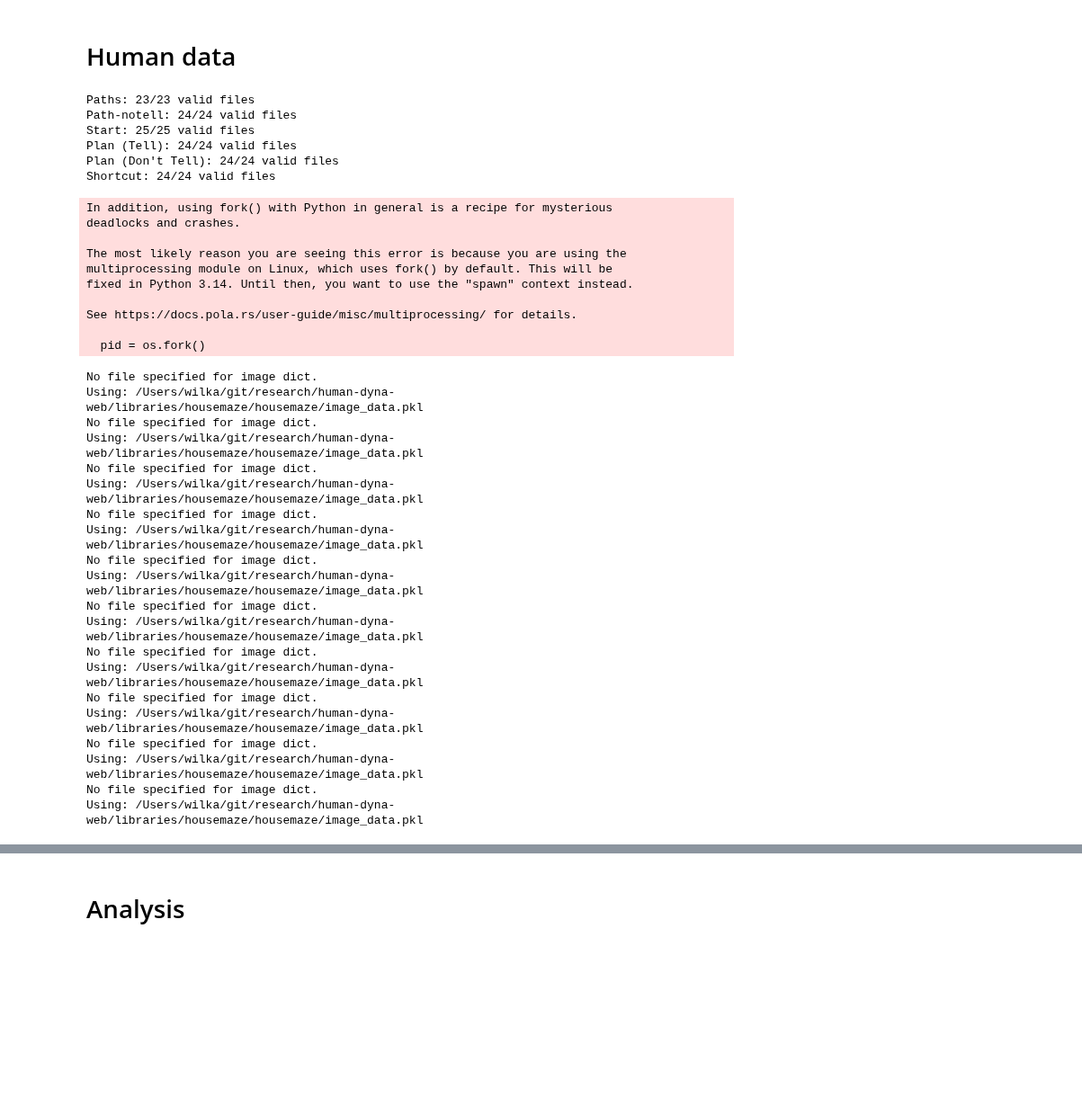
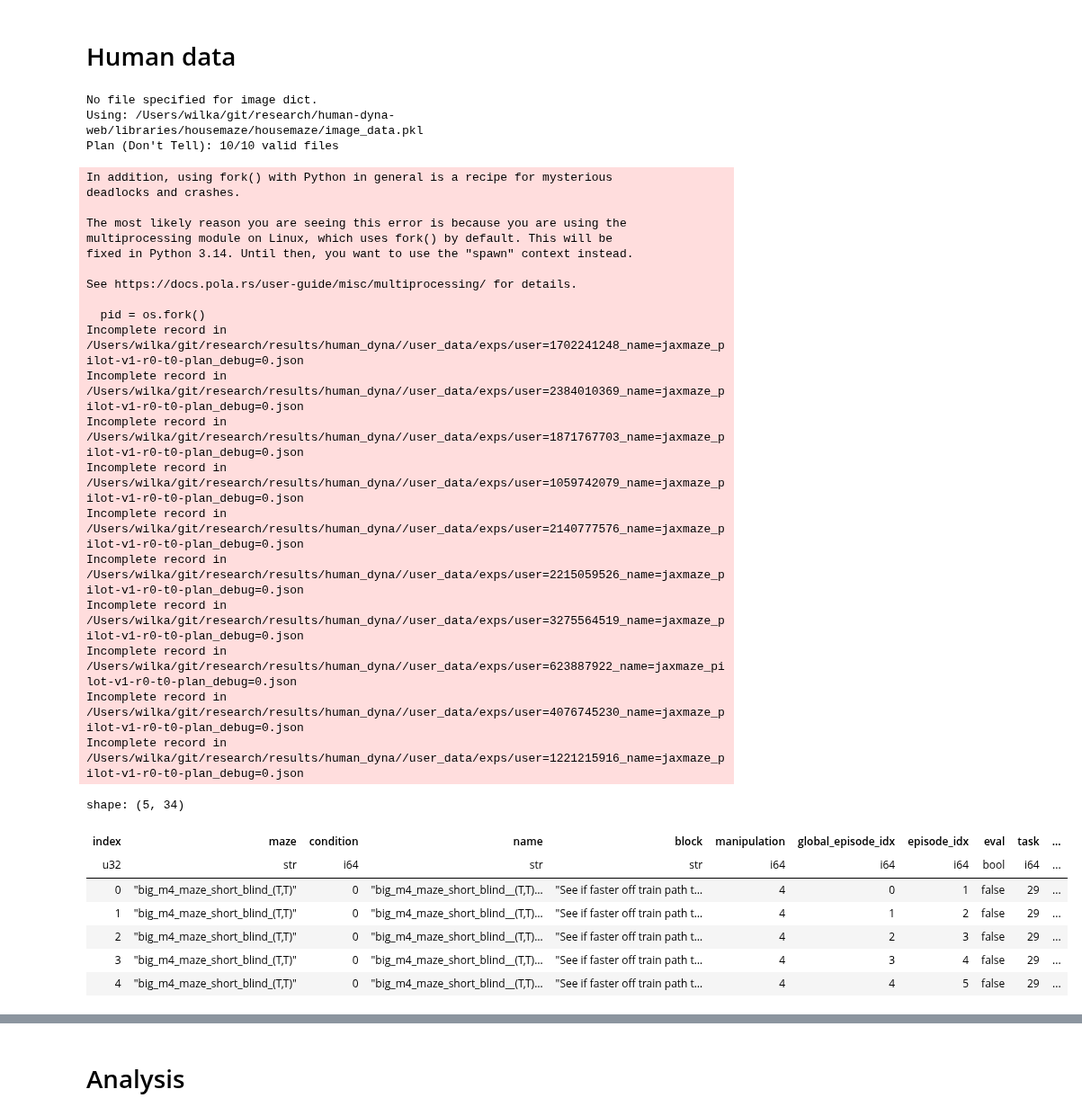
Before and after one commit to wcarvalho/human-dyna-web, a Jupyter notebook: analysis_notebooks/exp5-v2.ipynb, the cells around one changed output, grey strips where cells are left out. Shown at 90% size. Drawn from its saved outputs; the diff is of its cells as text; code cells hidden in the pictures; blank space fills up the shorter version.

```diff
--- a/analysis_notebooks/exp5-v2.ipynb
+++ b/analysis_notebooks/exp5-v2.ipynb
@@ -97,28 +53,31 @@ Cached model data to /Users/wilka/git/research/results/human_dyna//model_data/ql
 # %%
 data_dir = "/Users/wilka/git/research/results/human_dyna/"
 
+# searches = {
+#   "Paths": f"{data_dir}/user_data/*exps*/*v1*paths*.json",
+#   "Path-notell": f"{data_dir}/user_data/*exps*/*v2*r0*paths*.json",
+#   "Start": f"{data_dir}/user_data/*exps*/*v3*start*.json",
+#   #'Start-notell': f'{data_dir}/user_data/*exps*/*v2*r0*start*.json',
+#   "Plan (Tell)": f"{data_dir}/user_data/*exps*/*v2*r1-t0-plan*.json",
+#   "Plan (Don't Tell)": f"{data_dir}/user_data/*exps*/*v2*r0-t0-plan*.json",
+#   "Shortcut": f"{data_dir}/user_data/*exps*/*v3*shortcut*.json",
+#   # 'Shortcut-notell': f'{data_dir}/user_data/*exps*/*v2*r0*shortcut*.json',
+# }
 searches = {
-  "Paths": f"{data_dir}/user_data/*exps*/*v1*paths*.json",
-  "Path-notell": f"{data_dir}/user_data/*exps*/*v2*r0*paths*.json",
-  "Start": f"{data_dir}/user_data/*exps*/*v3*start*.json",
-  #'Start-notell': f'{data_dir}/user_data/*exps*/*v2*r0*start*.json',
-  "Plan (Tell)": f"{data_dir}/user_data/*exps*/*v2*r1-t0-plan*.json",
-  "Plan (Don't Tell)": f"{data_dir}/user_data/*exps*/*v2*r0-t0-plan*.json",
-  "Shortcut": f"{data_dir}/user_data/*exps*/*v3*shortcut*.json",
-  # 'Shortcut-notell': f'{data_dir}/user_data/*exps*/*v2*r0*shortcut*.json',
+  "Plan (Don't Tell)": f"{data_dir}/user_data/*exps*/*pilot*plan*.json",
 }
 
 valid_files = housemaze_user_data.get_valid_files(searches, verbose=True, plot=False)
 user_df = housemaze_user_data.get_human_data(
-  valid_files, overwrite_episode_data=False, overwrite_episode_info=False
+    valid_files,
+    overwrite_episode_data=False,
+    overwrite_episode_info=True,
+    require_finished=False,
 )
 # %% [output]
-Paths: 23/23 valid files
-Path-notell: 24/24 valid files
-Start: 25/25 valid files
-Plan (Tell): 24/24 valid files
-Plan (Don't Tell): 24/24 valid files
-Shortcut: 24/24 valid files
+No file specified for image dict.
+Using: /Users/wilka/git/research/human-dyna-web/libraries/housemaze/housemaze/image_data.pkl
+Plan (Don't Tell): 10/10 valid files
 In addition, using fork() with Python in general is a recipe for mysterious
 deadlocks and crashes.
 
@@ -129,26 +88,27 @@ fixed in Python 3.14. Until then, you want to use the "spawn" context instead.
 See https://docs.pola.rs/user-guide/misc/multiprocessing/ for details.
 
   pid = os.fork()
+Incomplete record in /Users/wilka/git/research/results/human_dyna//user_data/exps/user=1702241248_name=jaxmaze_pilot-v1-r0-t0-plan_debug=0.json
+Incomplete record in /Users/wilka/git/research/results/human_dyna//user_data/exps/user=2384010369_name=jaxmaze_pilot-v1-r0-t0-plan_debug=0.json
+Incomplete record in /Users/wilka/git/research/results/human_dyna//user_data/exps/user=1871767703_name=jaxmaze_pilot-v1-r0-t0-plan_debug=0.json
+Incomplete record in /Users/wilka/git/research/results/human_dyna//user_data/exps/user=1059742079_name=jaxmaze_pilot-v1-r0-t0-plan_debug=0.json
+Incomplete record in /Users/wilka/git/research/results/human_dyna//user_data/exps/user=2140777576_name=jaxmaze_pilot-v1-r0-t0-plan_debug=0.json
+Incomplete record in /Users/wilka/git/research/results/human_dyna//user_data/exps/user=2215059526_name=jaxmaze_pilot-v1-r0-t0-plan_debug=0.json
+Incomplete record in /Users/wilka/git/research/results/human_dyna//user_data/exps/user=3275564519_name=jaxmaze_pilot-v1-r0-t0-plan_debug=0.json
+Incomplete record in /Users/wilka/git/research/results/human_dyna//user_data/exps/user=623887922_name=jaxmaze_pilot-v1-r0-t0-plan_debug=0.json
+Incomplete record in /Users/wilka/git/research/results/human_dyna//user_data/exps/user=4076745230_name=jaxmaze_pilot-v1-r0-t0-plan_debug=0.json
+Incomplete record in /Users/wilka/git/research/results/human_dyna//user_data/exps/user=1221215916_name=jaxmaze_pilot-v1-r0-t0-plan_debug=0.json
-No file specified for image dict.
-Using: /Users/wilka/git/research/human-dyna-web/libraries/housemaze/housemaze/image_data.pkl
-No file specified for image dict.
-Using: /Users/wilka/git/research/human-dyna-web/libraries/housemaze/housemaze/image_data.pkl
-No file specified for image dict.
-Using: /Users/wilka/git/research/human-dyna-web/libraries/housemaze/housemaze/image_data.pkl
-No file specified for image dict.
-Using: /Users/wilka/git/research/human-dyna-web/libraries/housemaze/housemaze/image_data.pkl
-No file specified for image dict.
-Using: /Users/wilka/git/research/human-dyna-web/libraries/housemaze/housemaze/image_data.pkl
-No file specified for image dict.
-Using: /Users/wilka/git/research/human-dyna-web/libraries/housemaze/housemaze/image_data.pkl
-No file specified for image dict.
-Using: /Users/wilka/git/research/human-dyna-web/libraries/housemaze/housemaze/image_data.pkl
-No file specified for image dict.
-Using: /Users/wilka/git/research/human-dyna-web/libraries/housemaze/housemaze/image_data.pkl
-No file specified for image dict.
-Using: /Users/wilka/git/research/human-dyna-web/libraries/housemaze/housemaze/image_data.pkl
-No file specified for image dict.
-Using: /Users/wilka/git/research/human-dyna-web/libraries/housemaze/housemaze/image_data.pkl
+# %%
+user_df.head()
+# %% [output]
+shape: (5, 34)
+| index | maze | condition | name | block | manipulation | global_episode_idx | episode_idx | eval | task | ... |
+| u32 | str | i64 | str | str | i64 | i64 | i64 | bool | i64 | ... |
+| 0 | "big_m4_maze_short_blind_(T,T)" | 0 | "big_m4_maze_short_blind__(T,T)… | "See if faster off train path t… | 4 | 0 | 1 | false | 29 | ... |
+| 1 | "big_m4_maze_short_blind_(T,T)" | 0 | "big_m4_maze_short_blind__(T,T)… | "See if faster off train path t… | 4 | 1 | 2 | false | 29 | ... |
+| 2 | "big_m4_maze_short_blind_(T,T)" | 0 | "big_m4_maze_short_blind__(T,T)… | "See if faster off train path t… | 4 | 2 | 3 | false | 29 | ... |
+| 3 | "big_m4_maze_short_blind_(T,T)" | 0 | "big_m4_maze_short_blind__(T,T)… | "See if faster off train path t… | 4 | 3 | 4 | false | 29 | ... |
+| 4 | "big_m4_maze_short_blind_(T,T)" | 0 | "big_m4_maze_short_blind__(T,T)… | "See if faster off train path t… | 4 | 4 | 5 | false | 29 | ... |
 # %%
 valid_files
 # %% [output]
```
Also changed, not shown: parts of 6 cells of this notebook, 7 other files.
